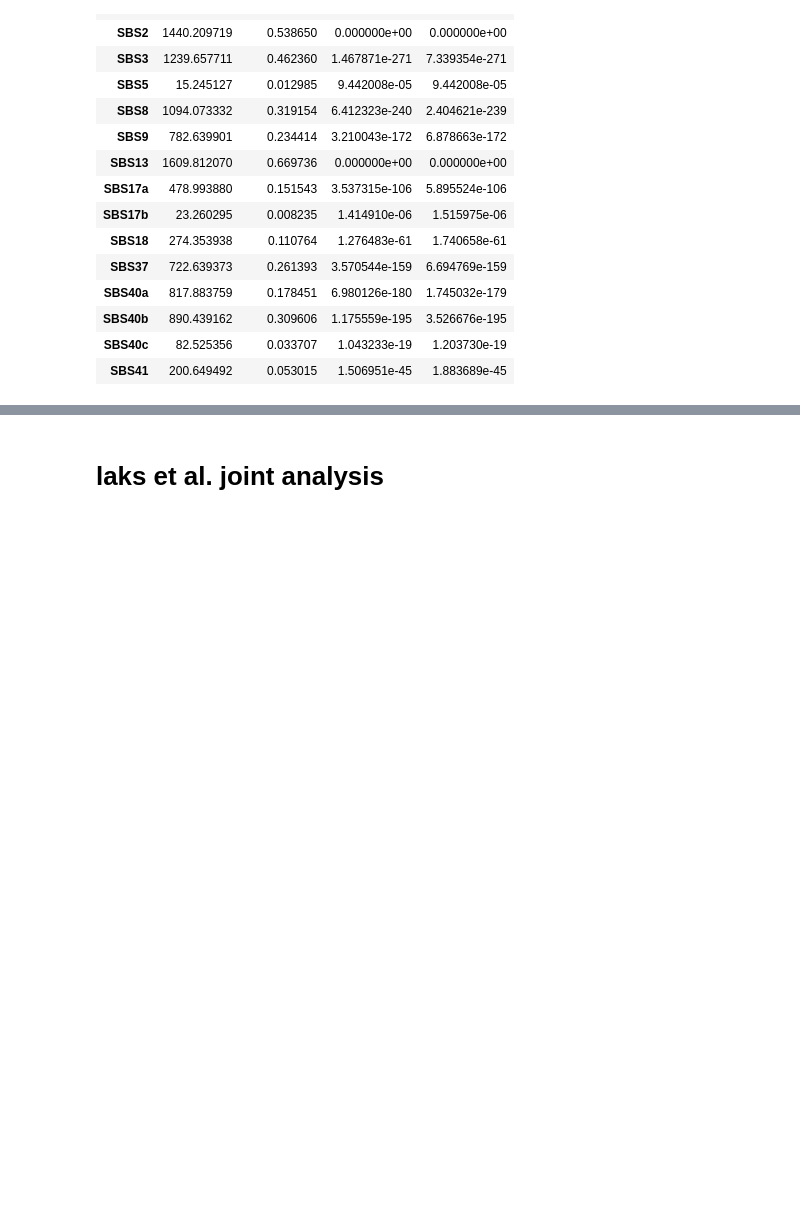
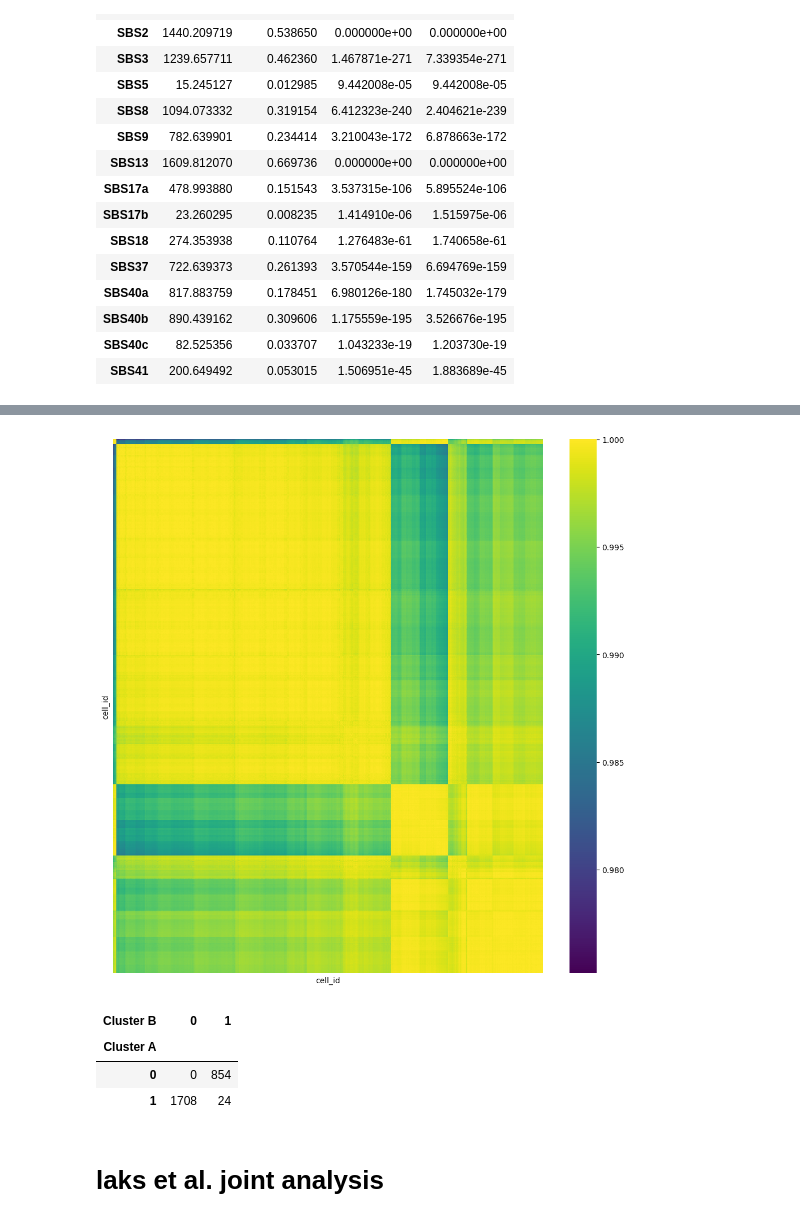
Before and after one commit to wojtowicz-lab/sc-cancer-sig-deconv, a Jupyter notebook: raporty/raport-060526.ipynb, the cells around one changed output, grey strips where cells are left out. Cells and saved outputs as stored; diff of their text form; code cells hidden in the pictures; blank space fills up the shorter version.

```diff
--- a/raporty/raport-060526.ipynb
+++ b/raporty/raport-060526.ipynb
@@ -76,0 +137,5 @@ test_signature_exposures(exposures, labels, clr_transform=False)
+# %%
+mutations_dist = pairwise_cosine(Y.df_mutations)
+plot_cosine_heatmap(mutations_dist)
+# %% [output]
+[figure, added]
@@ -77,2 +144,9 @@ test_signature_exposures(exposures, labels, clr_transform=False)
+# %%
+crosstable(labels_hierarchical.values, labels)
+# %% [output]
+| Cluster B | 0 | 1 |
+| Cluster A |  |  |
+| 0 | 0 | 854 |
+| 1 | 1708 | 24 |
 # %% [markdown]
 # laks et al. joint analysis
```
Also changed, not shown: parts of 12 cells of this notebook.
